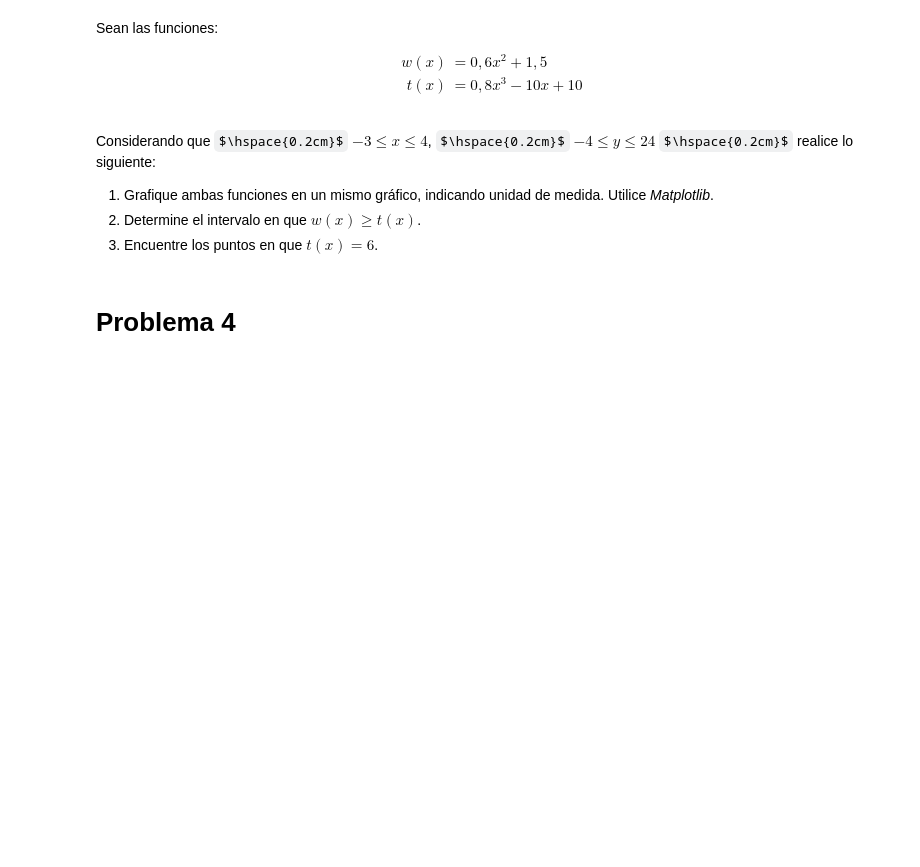
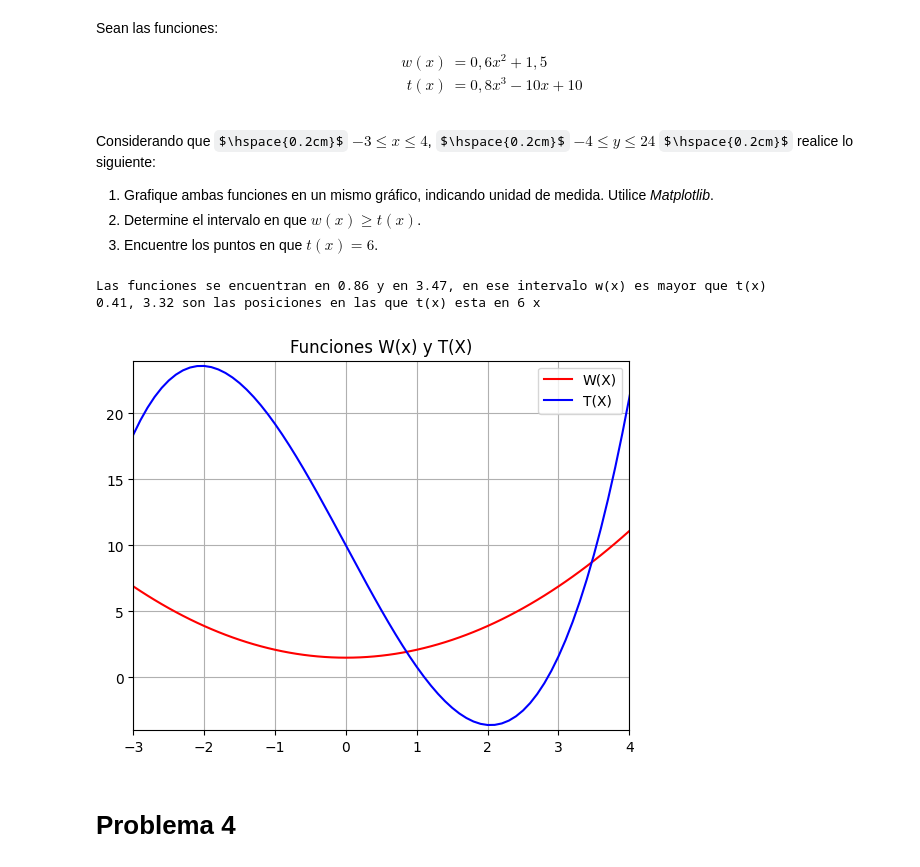
Before and after one commit to Mirfak-per/Matematica-aplicada-1, a Jupyter notebook: clase 4/G3_Aplicaciones_de_funciones.ipynb, the cells around one changed output. Drawn from its saved outputs; the diff is of its cells as text; code cells hidden in the pictures; some formulas as TeX source; blank space fills up the shorter version.

```diff
--- a/clase 4/G3_Aplicaciones_de_funciones.ipynb
+++ b/clase 4/G3_Aplicaciones_de_funciones.ipynb
@@ -135,6 +135,42 @@ Considerando que $\hspace{0.2cm}$ $-3 \leq x \leq 4$, $\hspace{0.2cm}$ $-4 \leq
 1. Grafique ambas funciones en un mismo gráfico, indicando unidad de medida. Utilice *Matplotlib*.
 2. Determine el intervalo en que $w(x) \geq t(x)$.
 3. Encuentre los puntos en que $t(x) = 6$.
+# %%
+import matplotlib.pyplot as plt
+import numpy as np
+from scipy.optimize import fsolve
+def w(x):
+    return (0.6*(x**2))+1.5
+
+def t(x):
+    return (0.8*x**3)-(10*x)+10
+
+x = np.arange(-4,24,0.1)
+y= w(x)
+a= t(x)
+plt.plot(x,y,color="r",label="W(X)")
+plt.plot(x,a,color="b", label ="T(X)")
+plt.ylim(-4,24)
+plt.xlim(-3,4)
+plt.legend()
+plt.title("Funciones W(x) y T(X)")
+plt.grid()
+
+def funcionigual(x):
+    return( w(x)-t(x))
+x= np.linspace(0,15,2)
+sol = fsolve(funcionigual,x)
+print(f"Las funciones se encuentran en {round(sol[0],2)} y en {round(sol[1],2)}, en ese intervalo w(x) es mayor que t(x)")
+
+def Igualado6(x):
+    return t(x)-6
+x = np.linspace(0, 15,2)
+sol=fsolve(Igualado6, x)
+print(f"{round(sol[0],2)}, {round(sol[1],2)} son las posiciones en las que t(x) esta en 6 x")
+# %% [output]
+Las funciones se encuentran en 0.86 y en 3.47, en ese intervalo w(x) es mayor que t(x)
+0.41, 3.32 son las posiciones en las que t(x) esta en 6 x
+[figure, added]
 # %% [markdown]
 # Problema 4
 # %% [markdown]
```
Also changed, not shown: parts of 3 cells of this notebook.
